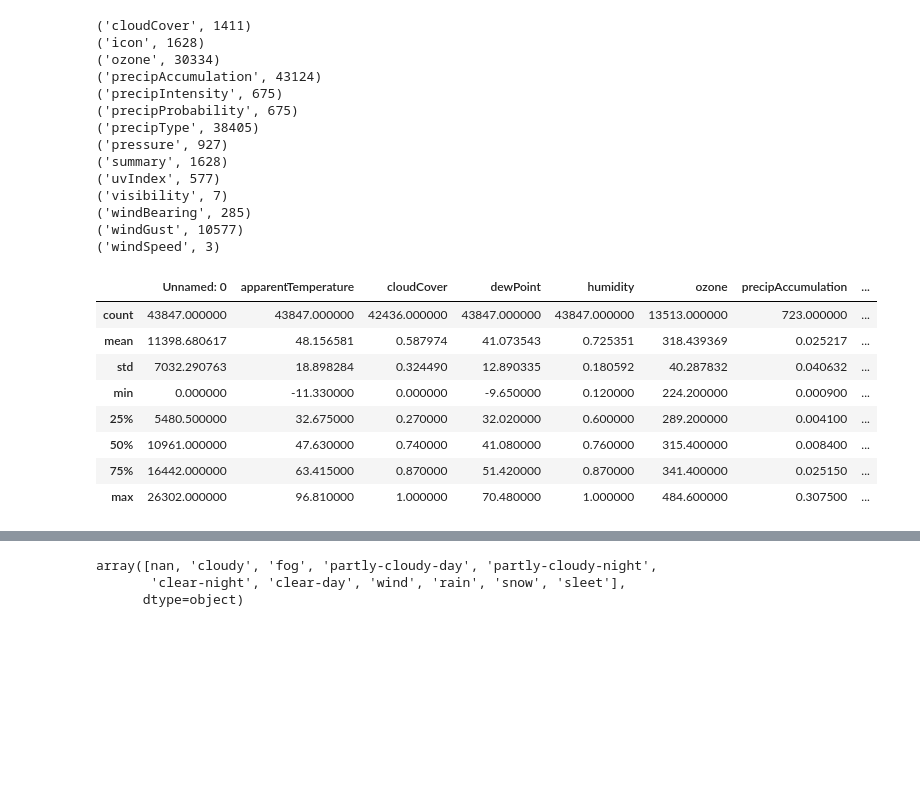
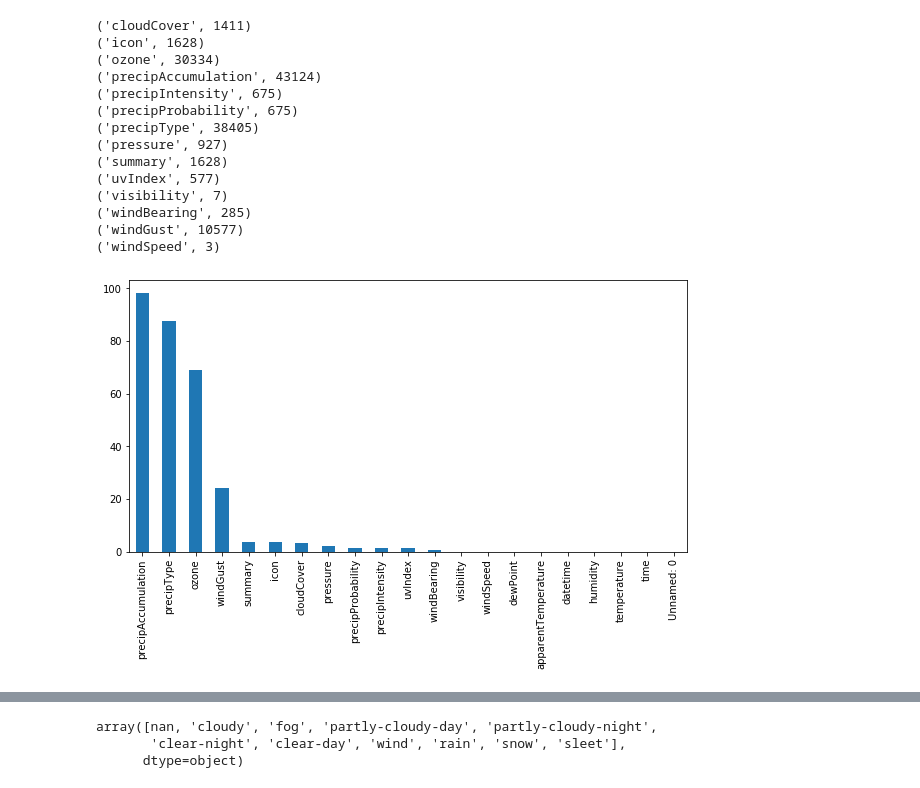
Before and after one commit to mattzajac/DataWorkshop_Competition_Warsaw_Air_Pollution, a Jupyter notebook: Warsaw Air Pollution EDA.ipynb, the cells around one changed output, grey strips where cells are left out. Drawn from its saved outputs; the diff is of its cells as text; code cells hidden in the pictures; blank space fills up the shorter version.

Commit message:
Re-worked data assessment

```diff
--- a/Warsaw Air Pollution EDA.ipynb
+++ b/Warsaw Air Pollution EDA.ipynb
@@ -142,15 +157,10 @@ check_missing()
 ('windBearing', 285)
 ('windGust', 10577)
 ('windSpeed', 3)
-# %%
-darksky.describe()
-# %% [output]
-|  | Unnamed: 0 | apparentTemperature | cloudCover | dewPoint | humidity | ozone | precipAccumulation | ... |
-| count | 43847.000000 | 43847.000000 | 42436.000000 | 43847.000000 | 43847.000000 | 13513.000000 | 723.000000 | ... |
-| mean | 11398.680617 | 48.156581 | 0.587974 | 41.073543 | 0.725351 | 318.439369 | 0.025217 | ... |
-| std | 7032.290763 | 18.898284 | 0.324490 | 12.890335 | 0.180592 | 40.287832 | 0.040632 | ... |
-| min | 0.000000 | -11.330000 | 0.000000 | -9.650000 | 0.120000 | 224.200000 | 0.000900 | ... |
-| 25% | 5480.500000 | 32.675000 | 0.270000 | 32.020000 | 0.600000 | 289.200000 | 0.004100 | ... |
-| 50% | 10961.000000 | 47.630000 | 0.740000 | 41.080000 | 0.760000 | 315.400000 | 0.008400 | ... |
-| 75% | 16442.000000 | 63.415000 | 0.870000 | 51.420000 | 0.870000 | 341.400000 | 0.025150 | ... |
-| max | 26302.000000 | 96.810000 | 1.000000 | 70.480000 | 1.000000 | 484.600000 | 0.307500 | ... |
+# %%
+# perform an assessment of how much missing data there is in each column of the dataset.
+
+missing_perc =( (darksky.isnull().sum()/darksky.shape[0]) * 100 ).sort_values(ascending=False)
+missing_perc.plot.bar(figsize=(10,5), color=base_color);
+# %% [output]
+[figure, added]
```
Also changed, not shown: parts of 10 cells of this notebook.
